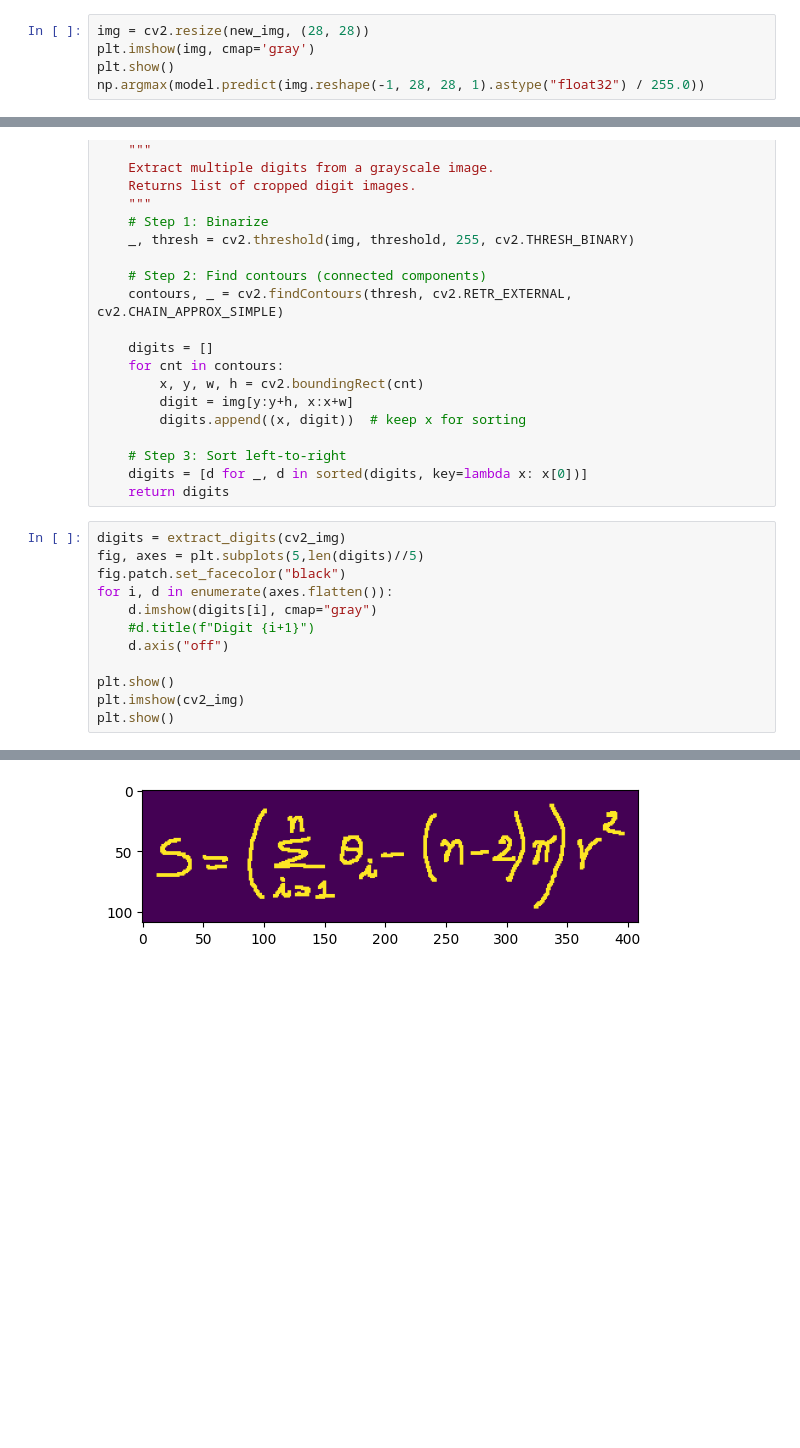
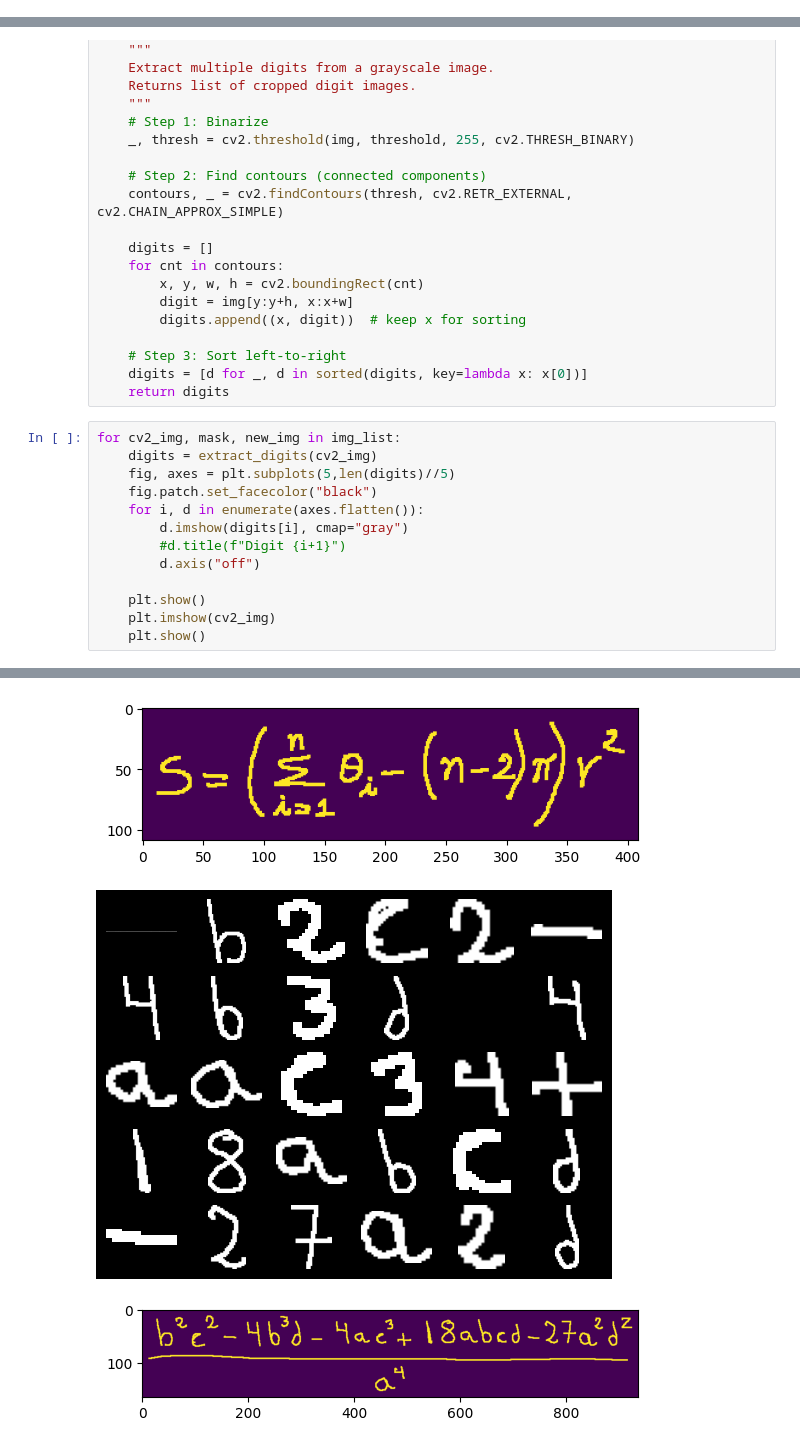
Before and after one commit to Ashutosh-Ranjan310106/nn_sem_5, a Jupyter notebook: handwriten_equ.ipynb, the cells around one changed output, grey strips where cells are left out. Drawn from its saved outputs; the diff is of its cells as text; blank space fills up the shorter version.

```diff
--- a/handwriten_equ.ipynb
+++ b/handwriten_equ.ipynb
@@ -191,5 +201,0 @@ plt.show()
-# %%
-img = cv2.resize(new_img, (28, 28))
-plt.imshow(img, cmap='gray')
-plt.show()
-np.argmax(model.predict(img.reshape(-1, 28, 28, 1).astype("float32") / 255.0))
@@ -222,17 +224,20 @@ def extract_digits(img, threshold=140):
     digits = [d for _, d in sorted(digits, key=lambda x: x[0])]
     return digits
 # %%
-digits = extract_digits(cv2_img)
-fig, axes = plt.subplots(5,len(digits)//5)
-fig.patch.set_facecolor("black")
-for i, d in enumerate(axes.flatten()):
-    d.imshow(digits[i], cmap="gray")
-    #d.title(f"Digit {i+1}")
-    d.axis("off")
+for cv2_img, mask, new_img in img_list:
+    digits = extract_digits(cv2_img)
+    fig, axes = plt.subplots(5,len(digits)//5)
+    fig.patch.set_facecolor("black")
+    for i, d in enumerate(axes.flatten()):
+        d.imshow(digits[i], cmap="gray")
+        #d.title(f"Digit {i+1}")
+        d.axis("off")
 
-plt.show()
-plt.imshow(cv2_img)
-plt.show()
+    plt.show()
+    plt.imshow(cv2_img)
+    plt.show()
 # %% [output]
 [figure]
 [figure]
+[figure, added]
+[figure, added]
```
Also changed, not shown: parts of 13 cells of this notebook, 18 other files.
